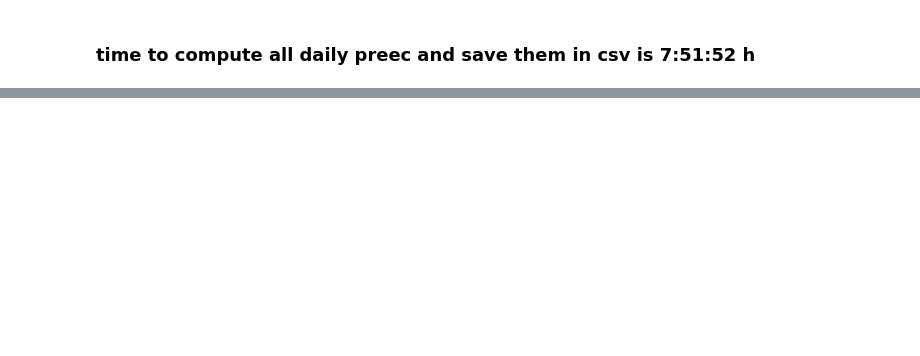
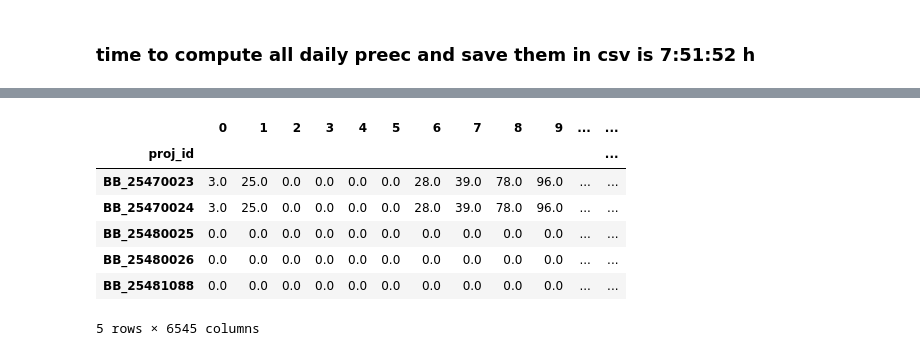
Before and after one commit to basem-AI/BGR_outlier_detection, a Jupyter notebook: extract_precipitation.ipynb, the cells around one changed output, grey strips where cells are left out. Drawn from its saved outputs; the diff is of its cells as text; code cells hidden in the pictures; blank space fills up the shorter version.

```diff
--- a/extract_precipitation.ipynb
+++ b/extract_precipitation.ipynb
@@ -239,0 +279,6 @@ daily_prec.head()
+# %%
+# import the daily_prec to compute cum prec and save it inplace
+cum_prec=pd.read_csv("dataset/regnie_dwd/csv/filtered_daily_prec.csv").set_index("proj_id")
+cum_prec.columns = convert_col_to_date(cum_prec.columns)
+print(cum_prec.shape)
+cum_prec.head()
@@ -239,0 +295,12 @@ daily_prec.head()
+# %%
+# import the filtered freq df
+freq_level =  pd.read_csv("dataset/regnie_dwd/csv/filtered_freq.csv").set_index("proj_id")
+print(freq_level.shape)
+print(" ")
+print(freq_level[freq_level["daily"]].shape)
+print(freq_level[freq_level["mid_weekly"]].shape)
+print(freq_level[freq_level["weekly"]].shape)
+print(freq_level[freq_level["fortnight"]].shape)
+print(freq_level[freq_level["low_freq"]].shape)
+
+freq_level.head()
@@ -239,0 +362,21 @@ daily_prec.head()
+# %%
+# compute the cum_prec accoring to the freq level
+T1 = datetime.now()
+print(T1)
+def compute_cum_prec(row):
+    freq = int(row[-1])
+    # leep the same values in the cells before freq in each row
+    result = list(row.values[:freq-1])
+    # compute the sum for the rest of the cell in each row
+    result.extend([row[i-freq:i].sum() for i in range(freq,len(row))])
+    result.append(freq)
+    #replace the daily_prec by cum_prec
+    return pd.Series(result)
+
+cum_prec = cum_prec.apply(lambda row:compute_cum_prec(row), axis=1)
+T2 =datetime.now()
+print(T2)
+print(T2-T1)
+print(cum_prec.shape)
+cum_prec.head()
+# %% [output]
@@ -239,0 +387,8 @@ daily_prec.head()
+|  | 0 | 1 | 2 | 3 | 4 | 5 | 6 | 7 | 8 | 9 | ... | ... |
+| proj_id |  |  |  |  |  |  |  |  |  |  |  | ... |
+| BB_25470023 | 3.0 | 25.0 | 0.0 | 0.0 | 0.0 | 0.0 | 28.0 | 39.0 | 78.0 | 96.0 | ... | ... |
+| BB_25470024 | 3.0 | 25.0 | 0.0 | 0.0 | 0.0 | 0.0 | 28.0 | 39.0 | 78.0 | 96.0 | ... | ... |
+| BB_25480025 | 0.0 | 0.0 | 0.0 | 0.0 | 0.0 | 0.0 | 0.0 | 0.0 | 0.0 | 0.0 | ... | ... |
+| BB_25480026 | 0.0 | 0.0 | 0.0 | 0.0 | 0.0 | 0.0 | 0.0 | 0.0 | 0.0 | 0.0 | ... | ... |
+| BB_25481088 | 0.0 | 0.0 | 0.0 | 0.0 | 0.0 | 0.0 | 0.0 | 0.0 | 0.0 | 0.0 | ... | ... |
+5 rows × 6545 columns
```
Also changed, not shown: parts of 41 cells of this notebook, 1 other file.
